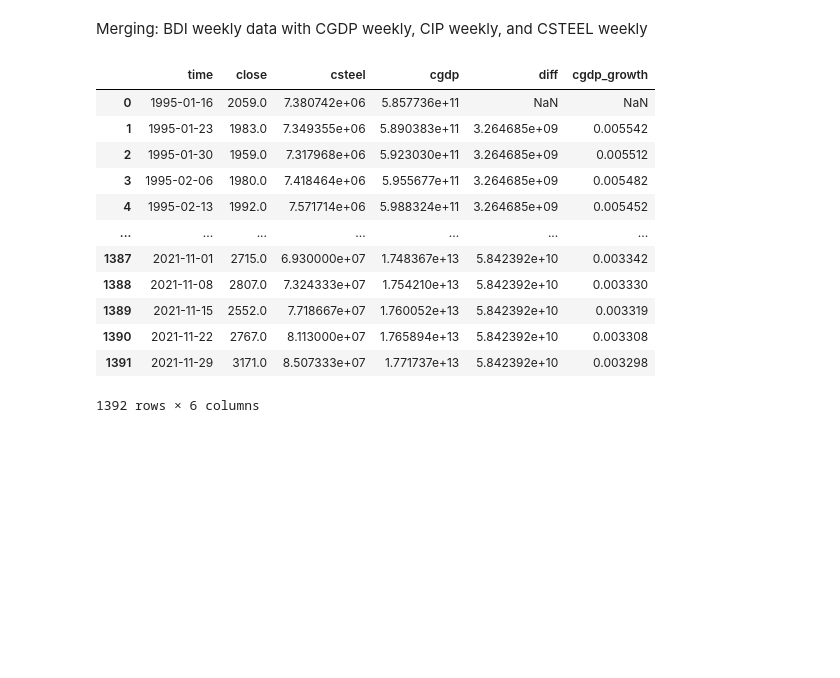
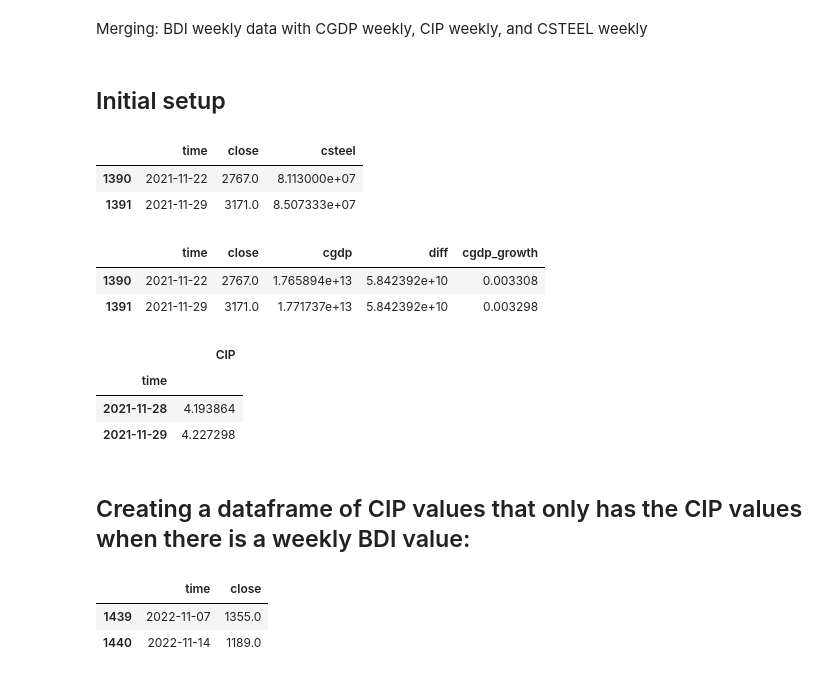
Before and after one commit to LeibnizianOptimist/bdi_predict, a Jupyter notebook: notebooks/merging-features-first-model.ipynb, the cells around one changed output. Saved outputs shown, nothing was run; the diff lists cells and outputs as text; code cells hidden in the pictures; blank space fills up the shorter version.

```diff
--- a/notebooks/merging-features-first-model.ipynb
+++ b/notebooks/merging-features-first-model.ipynb
@@ -9,19 +9,17 @@ import pandas as pd
 csteel_df = pd.read_csv("../raw_data/data/CSTEEL/cleaned_weekly_CSTEEL.csv")
 cgdp_df = pd.read_csv("../raw_data/data/CGDP/cleaned_weekly_CGDP.csv")
 cip_df = pd.read_csv("../raw_data/data/CIP/cleaned_weekly_CIP.csv")
-# %%
-csteel_df.merge(cgdp_df)
-# %% [output]
-|  | time | close | csteel | cgdp | diff | cgdp_growth |
-| 0 | 1995-01-16 | 2059.0 | 7.380742e+06 | 5.857736e+11 | NaN | NaN |
-| 1 | 1995-01-23 | 1983.0 | 7.349355e+06 | 5.890383e+11 | 3.264685e+09 | 0.005542 |
-| 2 | 1995-01-30 | 1959.0 | 7.317968e+06 | 5.923030e+11 | 3.264685e+09 | 0.005512 |
-| 3 | 1995-02-06 | 1980.0 | 7.418464e+06 | 5.955677e+11 | 3.264685e+09 | 0.005482 |
-| 4 | 1995-02-13 | 1992.0 | 7.571714e+06 | 5.988324e+11 | 3.264685e+09 | 0.005452 |
-| ... | ... | ... | ... | ... | ... | ... |
-| 1387 | 2021-11-01 | 2715.0 | 6.930000e+07 | 1.748367e+13 | 5.842392e+10 | 0.003342 |
-| 1388 | 2021-11-08 | 2807.0 | 7.324333e+07 | 1.754210e+13 | 5.842392e+10 | 0.003330 |
-| 1389 | 2021-11-15 | 2552.0 | 7.718667e+07 | 1.760052e+13 | 5.842392e+10 | 0.003319 |
-| 1390 | 2021-11-22 | 2767.0 | 8.113000e+07 | 1.765894e+13 | 5.842392e+10 | 0.003308 |
-| 1391 | 2021-11-29 | 3171.0 | 8.507333e+07 | 1.771737e+13 | 5.842392e+10 | 0.003298 |
-1392 rows × 6 columns
+# %% [markdown]
+## Initial setup
+# %%
+csteel_df.tail(2)
+# %% [output]
+|  | time | close | csteel |
+| 1390 | 2021-11-22 | 2767.0 | 8.113000e+07 |
+| 1391 | 2021-11-29 | 3171.0 | 8.507333e+07 |
+# %%
+cgdp_df.tail(2)
+# %% [output]
+|  | time | close | cgdp | diff | cgdp_growth |
+| 1390 | 2021-11-22 | 2767.0 | 1.765894e+13 | 5.842392e+10 | 0.003308 |
+| 1391 | 2021-11-29 | 3171.0 | 1.771737e+13 | 5.842392e+10 | 0.003298 |
@@ -27,0 +28,9 @@ csteel_df.merge(cgdp_df)
+# %%
+cip_df.tail(2)
+# %% [output]
+|  | CIP |
+| time |  |
+| 2021-11-28 | 4.193864 |
+| 2021-11-29 | 4.227298 |
+# %% [markdown]
+## Creating a dataframe of CIP values that only has the CIP values when there is a weekly BDI value:
@@ -27,0 +39,6 @@ csteel_df.merge(cgdp_df)
+# %%
+bdi_df.tail(2)
+# %% [output]
+|  | time | close |
+| 1439 | 2022-11-07 | 1355.0 |
+| 1440 | 2022-11-14 | 1189.0 |
```
Also changed, not shown: parts of 39 cells of this notebook.
